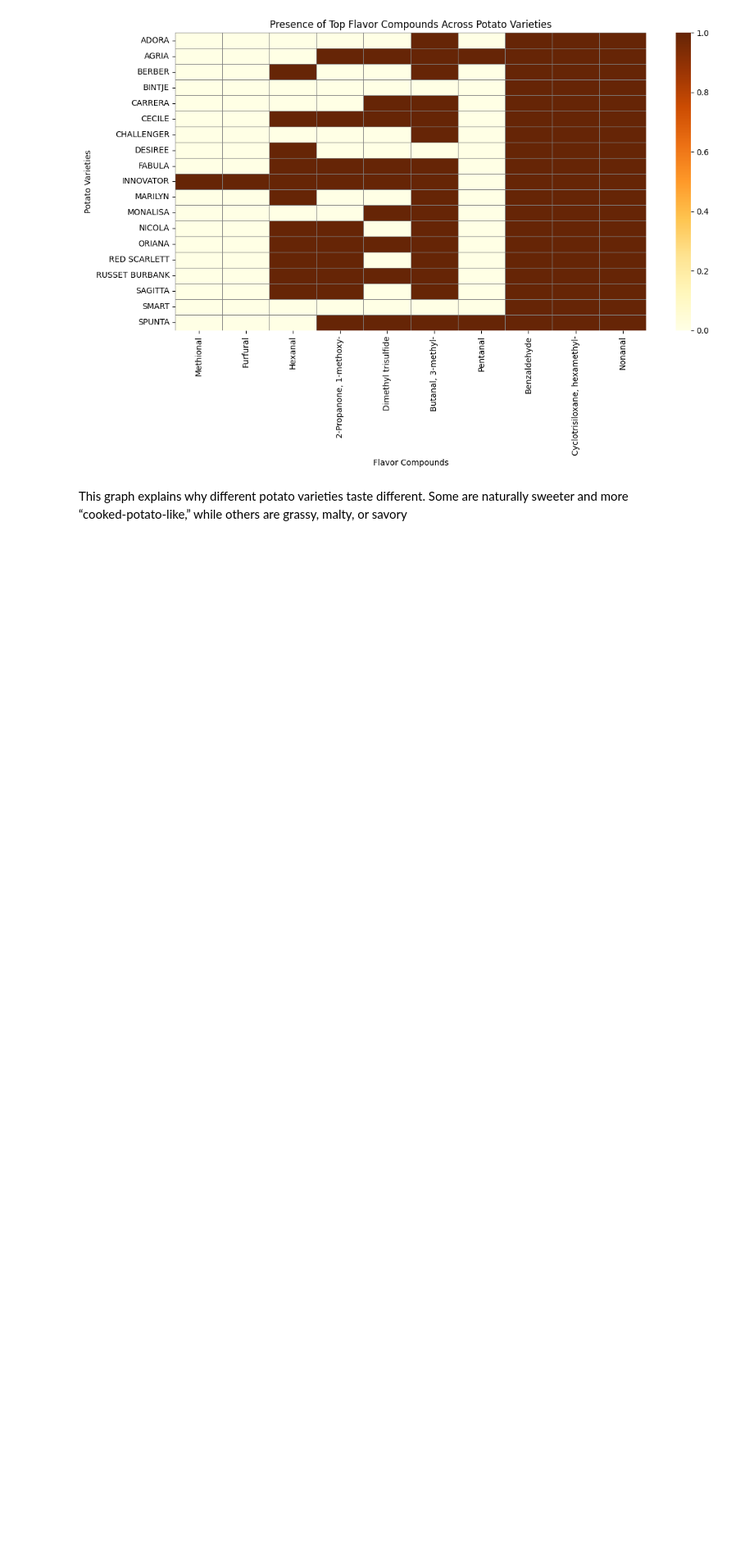
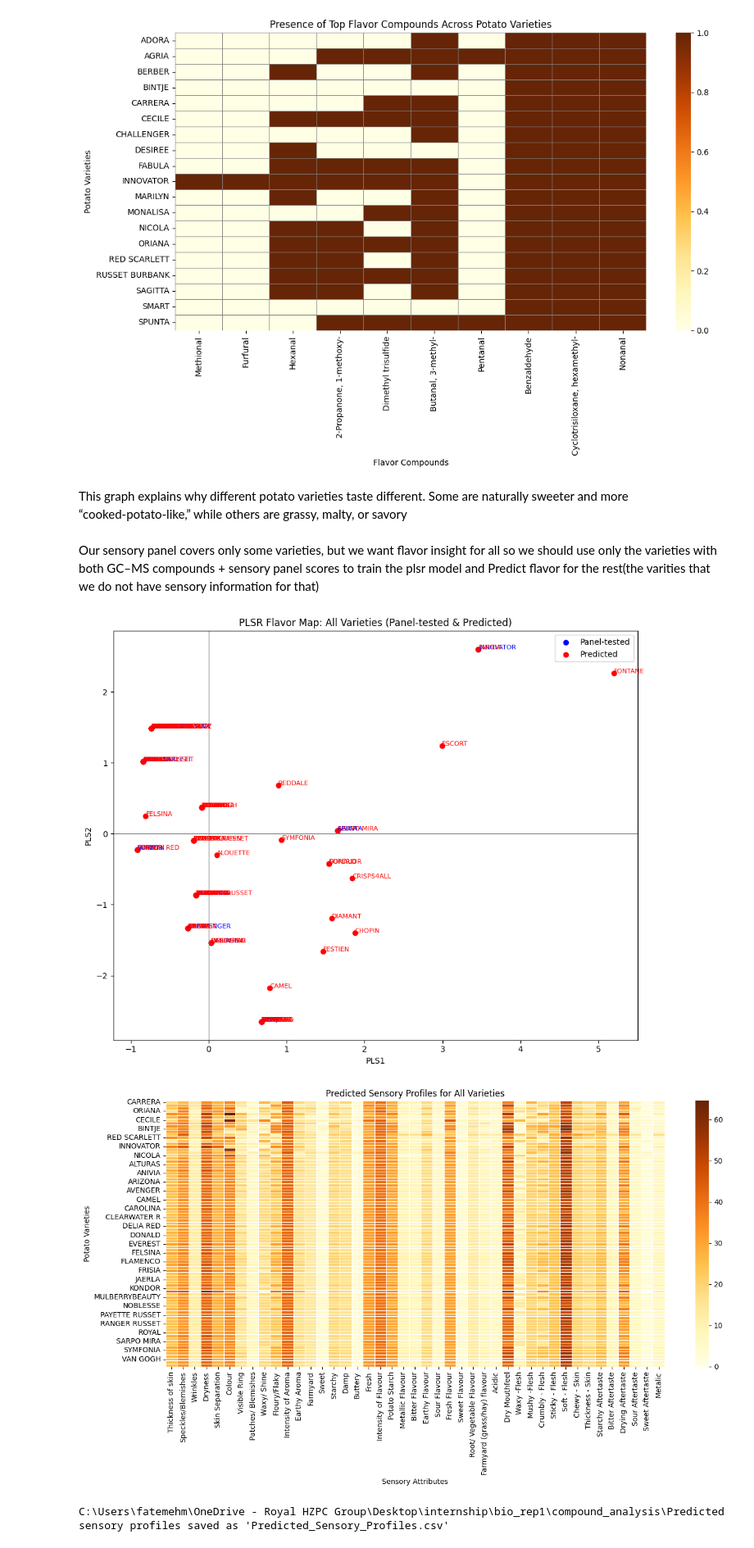
Before and after one commit to Fatemeh1362/internship, a Jupyter notebook: compound_analysis.ipynb, the cells around one changed output. Shown at 82% size. Cells and saved outputs as stored; diff of their text form; code cells hidden in the pictures; blank space fills up the shorter version.

```diff
--- a/compound_analysis.ipynb
+++ b/compound_analysis.ipynb
@@ -700,3 +700,81 @@ plt.show()
 [figure]
 # %% [markdown]
 This graph explains why different potato varieties taste different. Some are naturally sweeter and more “cooked‑potato‑like,” while others are grassy, malty, or savory
+# %% [markdown]
+Our sensory panel covers only some varieties, but we want flavor insight for all  so we should use only the varieties with both GC–MS compounds + sensory panel scores to train the plsr model and Predict flavor for the rest(the varities that we do not have sensory information for that)
+# %%
+X_full = variety_aroma_matrix.copy()
+Y_full = sensory_traits.copy()
+
+# Split into varieties with and without sensory data
+known_varieties = list(set(X_full.index).intersection(Y_full.index))
+unknown_varieties = [v for v in X_full.index if v not in Y_full.index]
+
+X_known = X_full.loc[known_varieties]
+Y_known = Y_full.loc[known_varieties]
+X_unknown = X_full.loc[unknown_varieties]
+
+#Standardize
+
+scaler_X = StandardScaler().fit(X_known)
+X_known_scaled = scaler_X.transform(X_known)
+X_unknown_scaled = scaler_X.transform(X_unknown)
+
+scaler_Y = StandardScaler().fit(Y_known)
+Y_known_scaled = scaler_Y.transform(Y_known)
+
+
+# Train PLSR on known varieties
+pls = PLSRegression(n_components=2)
+pls.fit(X_known_scaled, Y_known_scaled)
+
+
+#Predict sensory for unknown varieties
+
+Y_pred_scaled = pls.predict(X_unknown_scaled)
+Y_pred = scaler_Y.inverse_transform(Y_pred_scaled)
+Y_pred_df = pd.DataFrame(Y_pred, index=unknown_varieties, columns=Y_known.columns)
+
+# Merge real + predicted sensory scores
+all_sensory = pd.concat([Y_known, Y_pred_df])
+
+# Project all varieties into PLS space
+X_all_scaled = scaler_X.transform(X_full)
+X_scores_all = pls.transform(X_all_scaled)  # PLS scores for all varieties
+
+# Visualization: PLSR biplot
+plt.figure(figsize=(10, 8))
+# Plot known (panel-tested)
+plt.scatter(pls.x_scores_[:, 0], pls.x_scores_[:, 1], color='blue', label="Panel-tested")
+for i, name in enumerate(known_varieties):
+    plt.text(pls.x_scores_[i, 0], pls.x_scores_[i, 1], name, fontsize=8, color='blue')
+# Plot unknown (predicted)
+plt.scatter(X_scores_all[len(known_varieties):, 0], X_scores_all[len(known_varieties):, 1], color='red', label="Predicted")
+for i, name in enumerate(unknown_varieties):
+    plt.text(X_scores_all[len(known_varieties)+i, 0], X_scores_all[len(known_varieties)+i, 1], name, fontsize=8, color='red')
+
+plt.axhline(0, color='gray', linewidth=0.8)
+plt.axvline(0, color='gray', linewidth=0.8)
+plt.xlabel("PLS1")
+plt.ylabel("PLS2")
+plt.title("PLSR Flavor Map: All Varieties (Panel-tested & Predicted)")
+plt.legend()
+plt.tight_layout()
+plt.show()
+
+#Heatmap of predicted sensory attributes
+plt.figure(figsize=(14, 8))
+sns.heatmap(all_sensory, cmap="YlOrBr", linewidths=0.5)
+plt.title("Predicted Sensory Profiles for All Varieties")
+plt.xlabel("Sensory Attributes")
+plt.ylabel("Potato Varieties")
+plt.tight_layout()
+plt.show()
+
+# Save predicted sensory data
+all_sensory.to_csv(r"C:\Users\fatemehm\OneDrive - Royal HZPC Group\Desktop\internship\bio_rep1\compound_analysis\Predicted_Sensory_Profiles.csv")
+print(r"C:\Users\fatemehm\OneDrive - Royal HZPC Group\Desktop\internship\bio_rep1\compound_analysis\Predicted sensory profiles saved as 'Predicted_Sensory_Profiles.csv'")
+# %% [output]
+[figure, added]
+[figure, added]
+C:\Users\fatemehm\OneDrive - Royal HZPC Group\Desktop\internship\bio_rep1\compound_analysis\Predicted sensory profiles saved as 'Predicted_Sensory_Profiles.csv'
```
Also changed, not shown: parts of 12 cells of this notebook.
